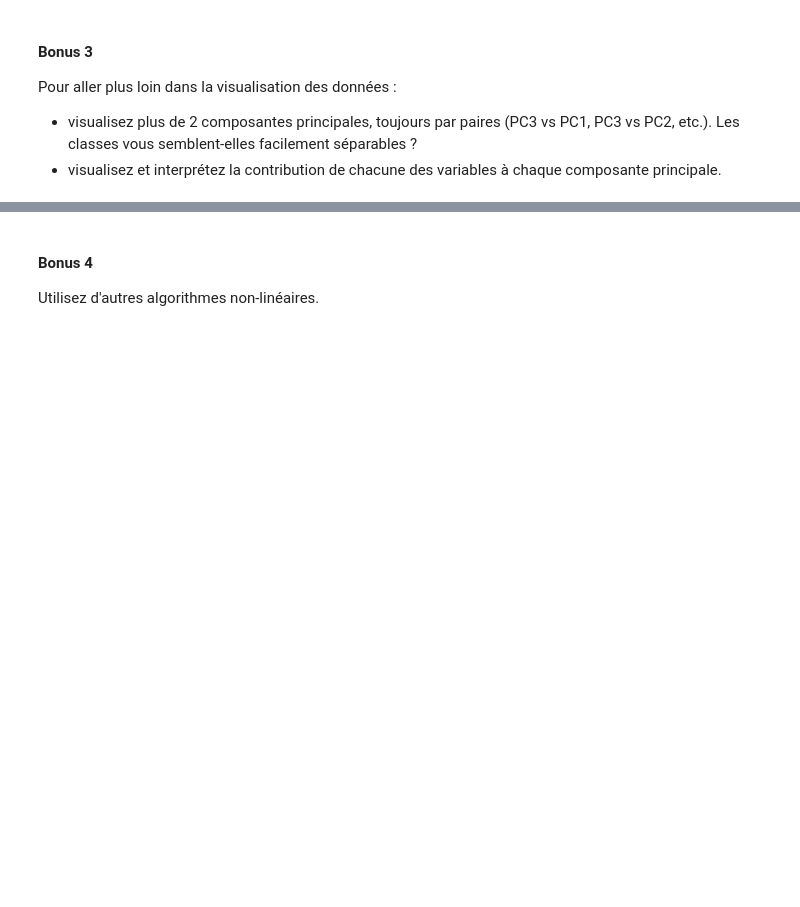
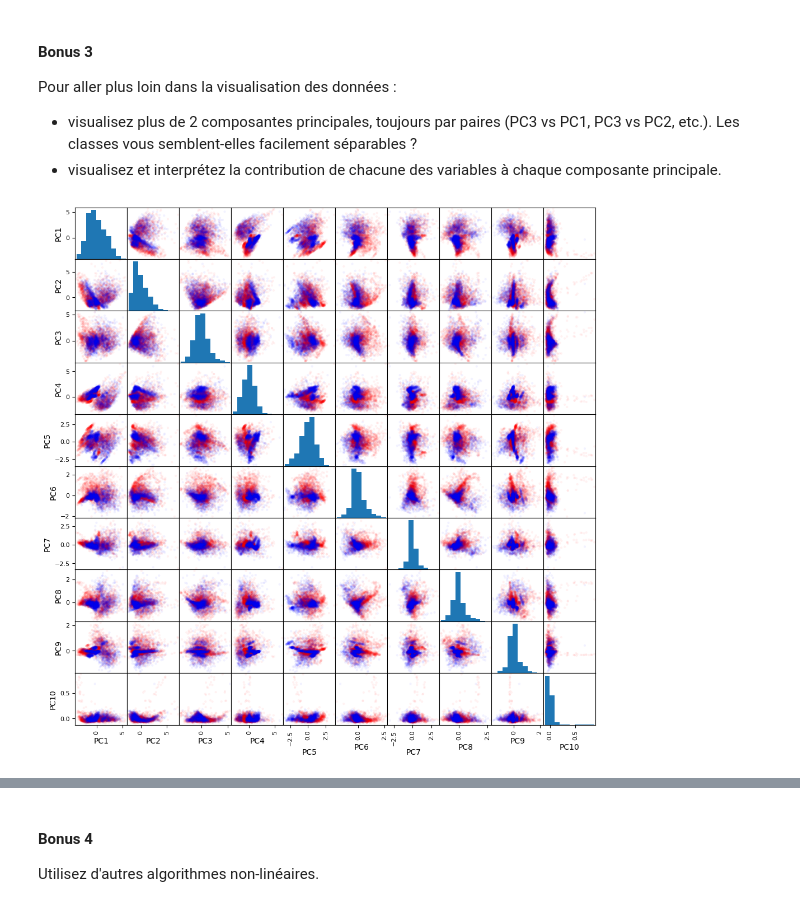
Before and after one commit to VDeumier/Projet_SDD, a Jupyter notebook: Projet_SDD_2024.ipynb, the cells around one changed output, grey strips where cells are left out. Cells and saved outputs as stored; diff of their text form; code cells hidden in the pictures; blank space fills up the shorter version.

```diff
--- a/Projet_SDD_2024.ipynb
+++ b/Projet_SDD_2024.ipynb
@@ -543,3 +544,14 @@ plt.show()
 Pour aller plus loin dans la visualisation des données :
 * visualisez plus de 2 composantes principales, toujours par paires (PC3 vs PC1, PC3 vs PC2, etc.). Les classes vous semblent-elles facilement séparables ?
 * visualisez et interprétez la contribution de chacune des variables à chaque composante principale.
+# %%
+from pandas.plotting import scatter_matrix
+
+# Create a dataframe with the PCA projections
+df_pca = pd.DataFrame(pca.transform(X_public_processed), columns=[f"PC{i}" for i in range(1, 11)])
+
+# Plot the scatter matrix
+scatter_matrix(df_pca, figsize=(12, 12), c=y_public, alpha=0.05, cmap='bwr')
+plt.show()
+# %% [output]
+[figure, added]
```
Also changed, not shown: parts of 5 cells of this notebook.
